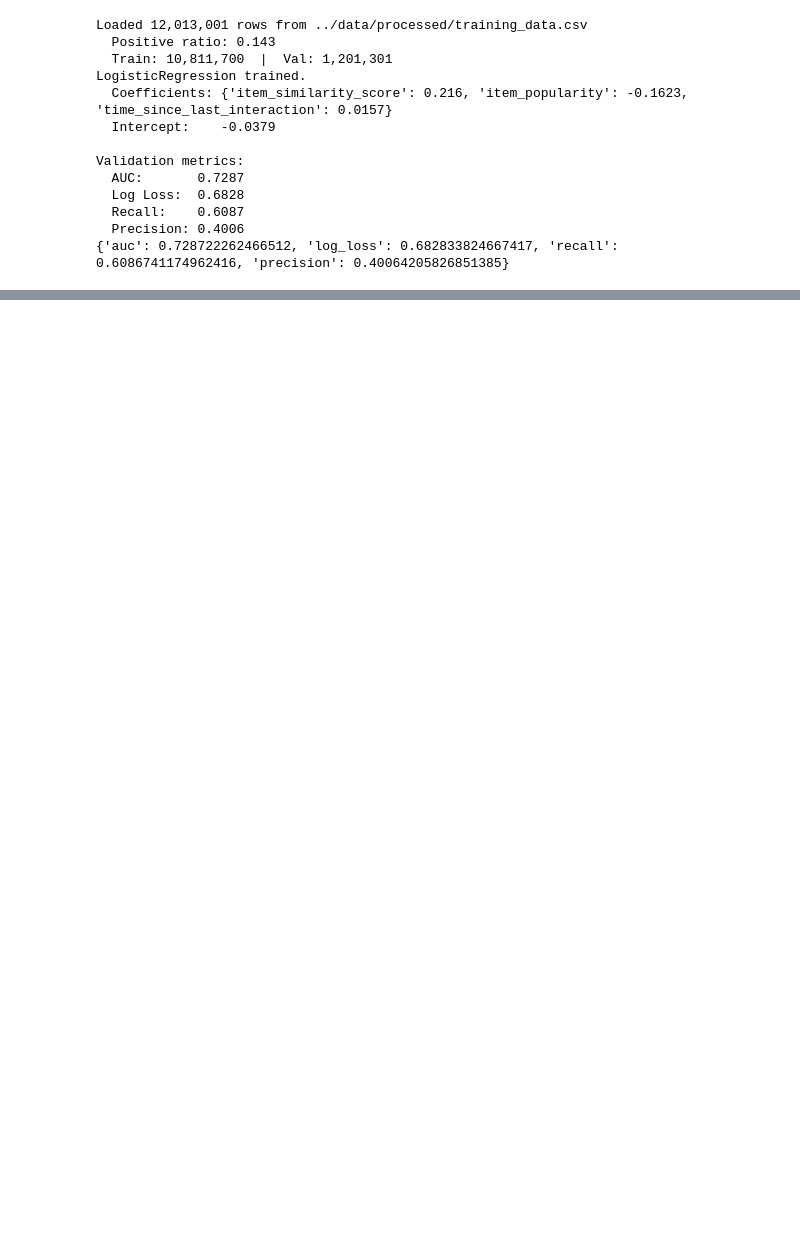
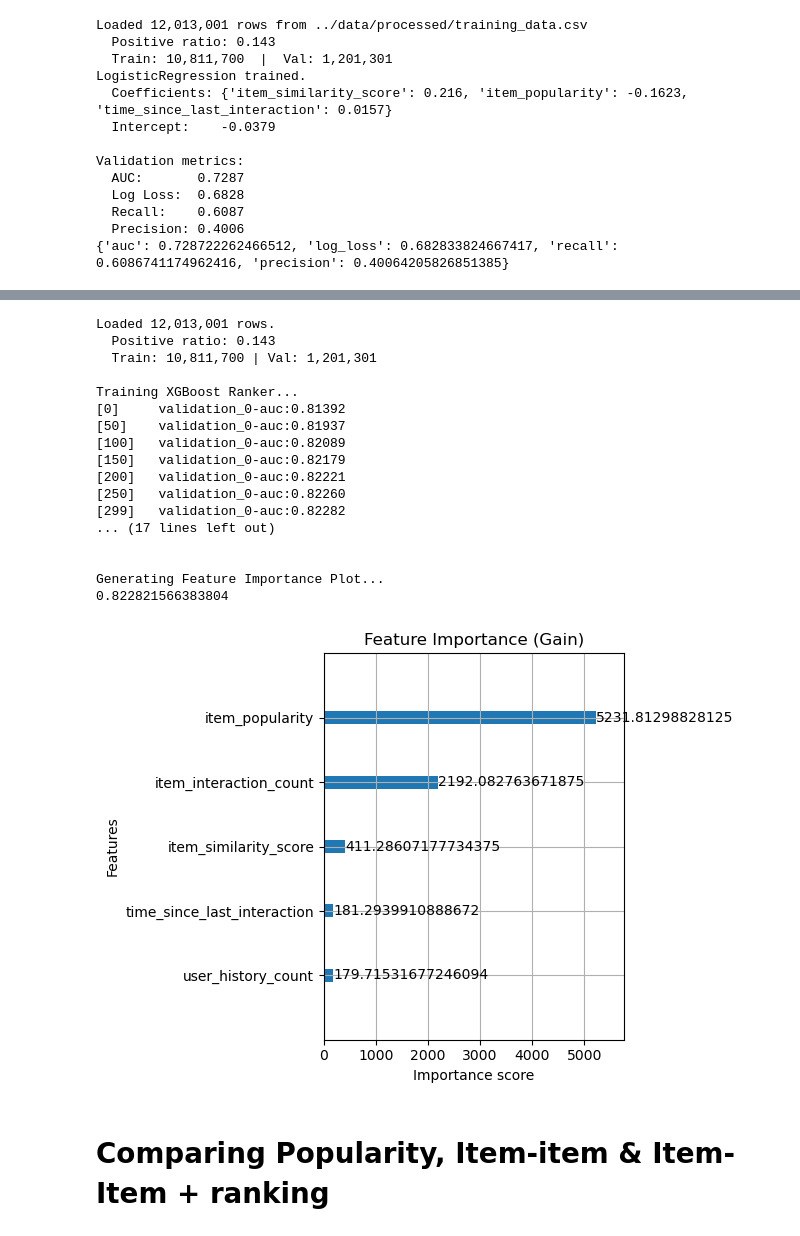
Before and after one commit to CJC-AI/Recommender-system, a Jupyter notebook: notebooks/eda.ipynb, the cells around one changed output, grey strips where cells are left out. Saved outputs shown, nothing was run; the diff lists cells and outputs as text; code cells hidden in the pictures; blank space fills up the shorter version.

```diff
--- a/notebooks/eda.ipynb
+++ b/notebooks/eda.ipynb
@@ -335,0 +501,38 @@ Validation metrics:
+# %%
+# training with the extra features on full dataset
+from src.ranking.train_xgb import (
+    load_and_prep,
+    train_xgboost,
+    evaluate_model
+)
+
+#load and prep data
+X_train, X_val, y_train, y_val, w_train, w_val = load_and_prep("../data/processed/training_data.csv")
+
+# train model
+xgb_model = train_xgboost(X_train, y_train, w_train, X_val, y_val)
+
+# evaluate model
+xgb_metrics = evaluate_model(xgb_model, X_val, y_val)
+print(xgb_metrics)
+# %% [output]
+Loaded 12,013,001 rows.
+  Positive ratio: 0.143
+  Train: 10,811,700 | Val: 1,201,301
+
+Training XGBoost Ranker...
+[0]     validation_0-auc:0.81392
+[50]    validation_0-auc:0.81937
+[100]   validation_0-auc:0.82089
+[150]   validation_0-auc:0.82179
+[200]   validation_0-auc:0.82221
+[250]   validation_0-auc:0.82260
+[299]   validation_0-auc:0.82282
+... (17 lines left out)
+
+
+Generating Feature Importance Plot...
+0.822821566383804
+[figure, added]
+# %% [markdown]
+# Comparing Popularity, Item-item & Item-Item + ranking
```
Also changed, not shown: parts of 17 cells of this notebook, 9 other files.
